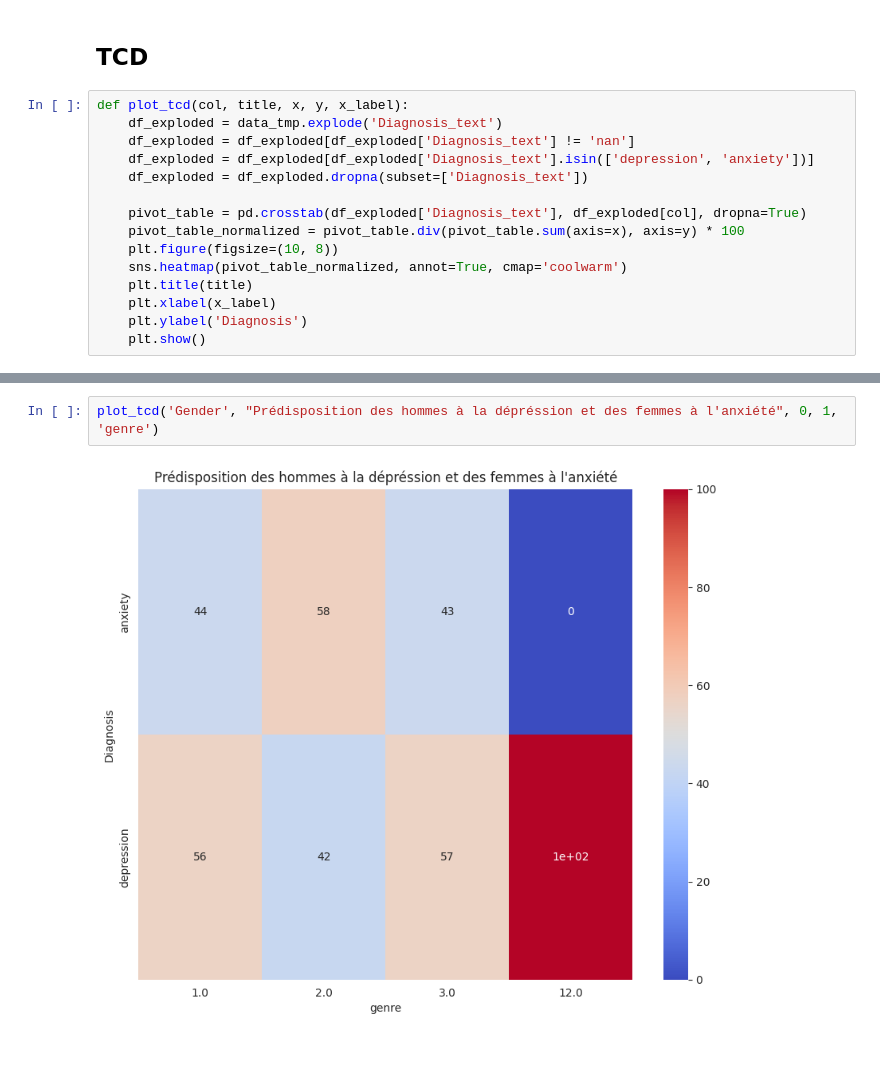
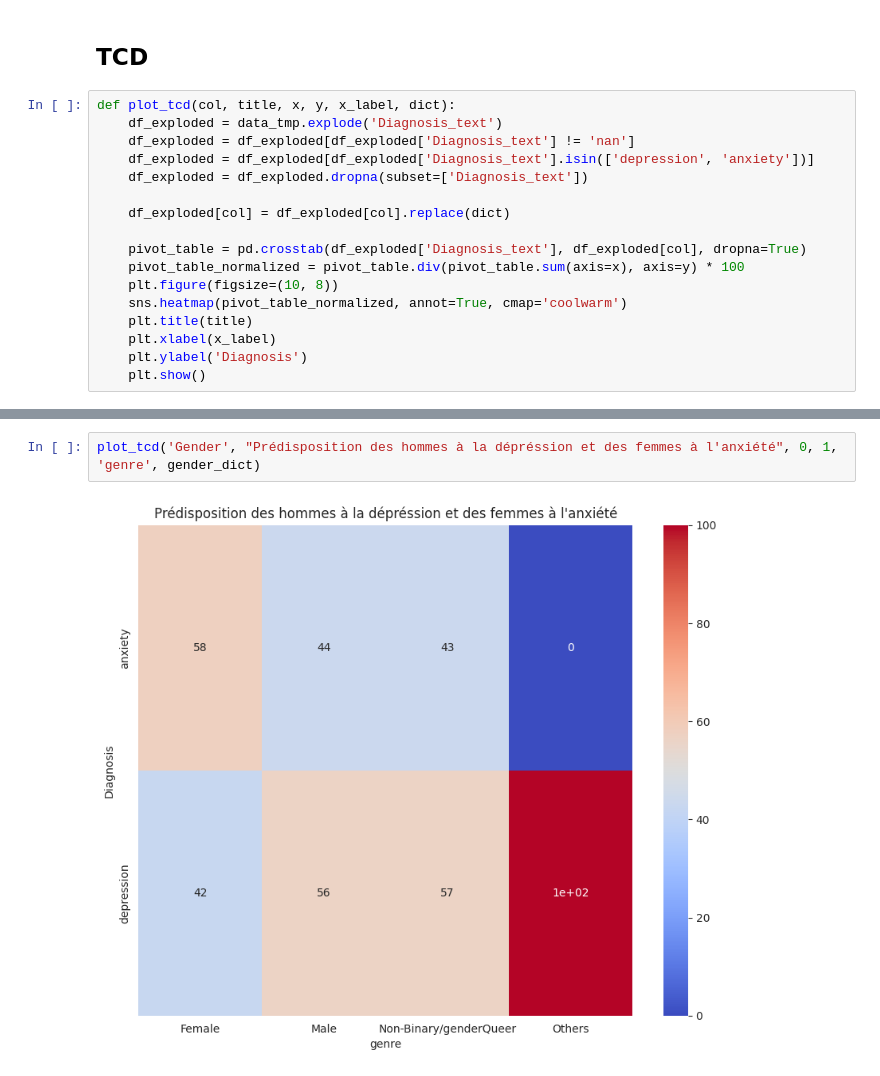
Before and after one commit to Arys02/ExploreStudentMentalWellness_ESGI4, a Jupyter notebook: notebook/student_mental_health.ipynb, the cells around one changed output, grey strips where cells are left out. Saved outputs shown, nothing was run; the diff lists cells and outputs as text.

```diff
--- a/notebook/student_mental_health.ipynb
+++ b/notebook/student_mental_health.ipynb
@@ -411,11 +411,13 @@ plot_numerical_pie(data, 'Diagnosis', diagnosis_dict)
 # %% [markdown]
 ## TCD
 # %%
-def plot_tcd(col, title, x, y, x_label):
+def plot_tcd(col, title, x, y, x_label, dict):
     df_exploded = data_tmp.explode('Diagnosis_text')
     df_exploded = df_exploded[df_exploded['Diagnosis_text'] != 'nan']
     df_exploded = df_exploded[df_exploded['Diagnosis_text'].isin(['depression', 'anxiety'])]
     df_exploded = df_exploded.dropna(subset=['Diagnosis_text'])
+
+    df_exploded[col] = df_exploded[col].replace(dict)
 
     pivot_table = pd.crosstab(df_exploded['Diagnosis_text'], df_exploded[col], dropna=True)
     pivot_table_normalized = pivot_table.div(pivot_table.sum(axis=x), axis=y) * 100
@@ -457,4 +430,4 @@ pivot_table
 # %%
-plot_tcd('Gender', "Prédisposition des hommes à la dépréssion et des femmes à l'anxiété", 0, 1, 'genre')
+plot_tcd('Gender', "Prédisposition des hommes à la dépréssion et des femmes à l'anxiété", 0, 1, 'genre', gender_dict)
 # %% [output]
-[figure, old version]
+[figure, new version]
```
Also changed, not shown: parts of 5 cells of this notebook.
